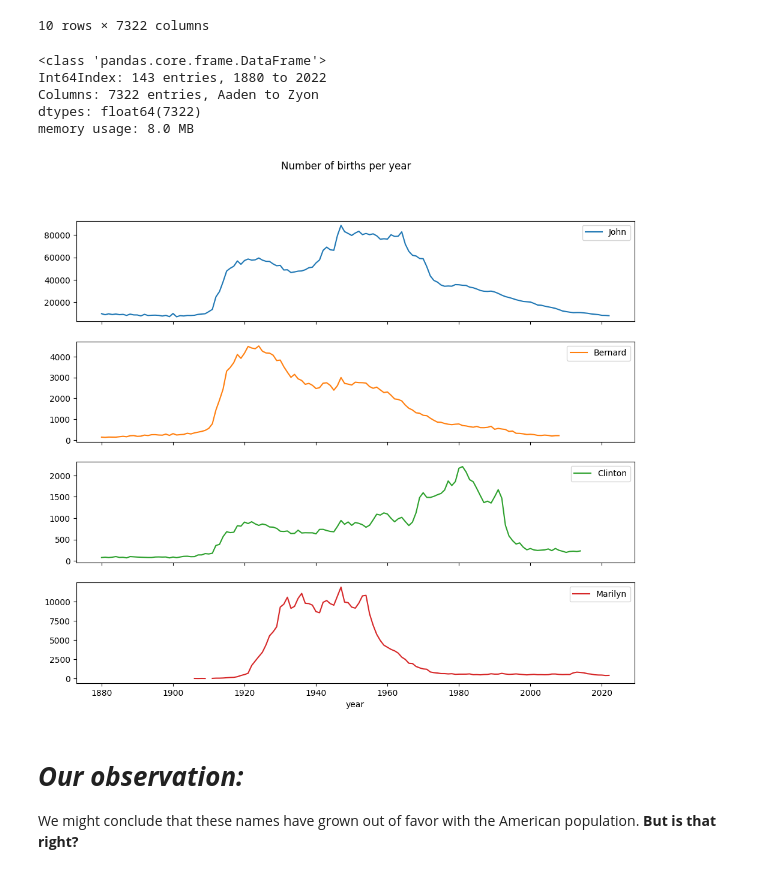
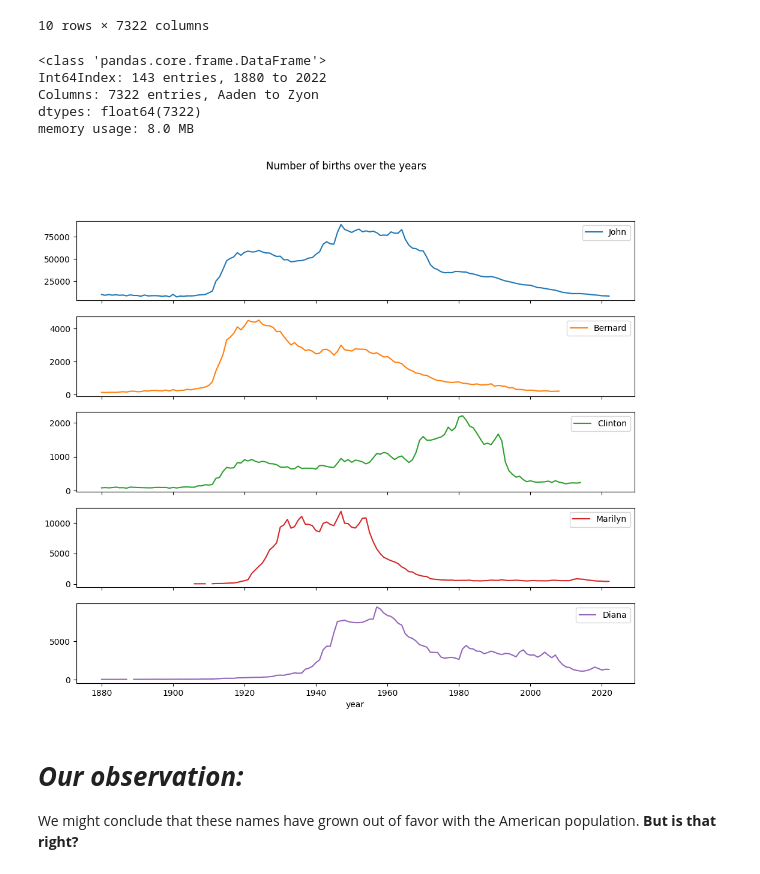
Before and after one commit to DianaKahar/STQD-Data-science, a Jupyter notebook: P137263_of_Week15_DataAnalysis_20240117_WC.ipynb, the cells around one changed output. Cells and saved outputs as stored; diff of their text form; code cells hidden in the pictures.

```diff
--- a/P137263_of_Week15_DataAnalysis_20240117_WC.ipynb
+++ b/P137263_of_Week15_DataAnalysis_20240117_WC.ipynb
@@ -782,5 +784,8 @@ top1k
 # %%
 # form a pivot table of the total number of births by year and name
+total_births = top1k.pivot_table('births', index = 'year',
+                                 columns = 'name', aggfunc = sum)
+total_births.head(10)
 # %% [output]
 | name | Aaden | Aadhya | Aaliyah | Aanya | Aarav | Aarna | Aaron | Aarush | Aarya | Aayan | ... | ... |
 | year |  |  |  |  |  |  |  |  |  |  |  | ... |
@@ -797,19 +802,21 @@ top1k
 10 rows × 7322 columns
 # %%
 # Get total births info
-
+total_births.info()
 
 # Subset of names
-
+subset = total_births[['John', 'Bernard', 'Clinton', 'Marilyn', 'Diana']]
 
 # Plot line plot
+subset.plot(subplots = True, figsize = (12, 10),
+            title = 'Number of births over the years');
 # %% [output]
 <class 'pandas.core.frame.DataFrame'>
 Int64Index: 143 entries, 1880 to 2022
 Columns: 7322 entries, Aaden to Zyon
 dtypes: float64(7322)
 memory usage: 8.0 MB
-[figure, old version]
+[figure, new version]
 # %% [markdown]
 # ***Our observation:***
 
```
Also changed, not shown: parts of 4 cells of this notebook.
